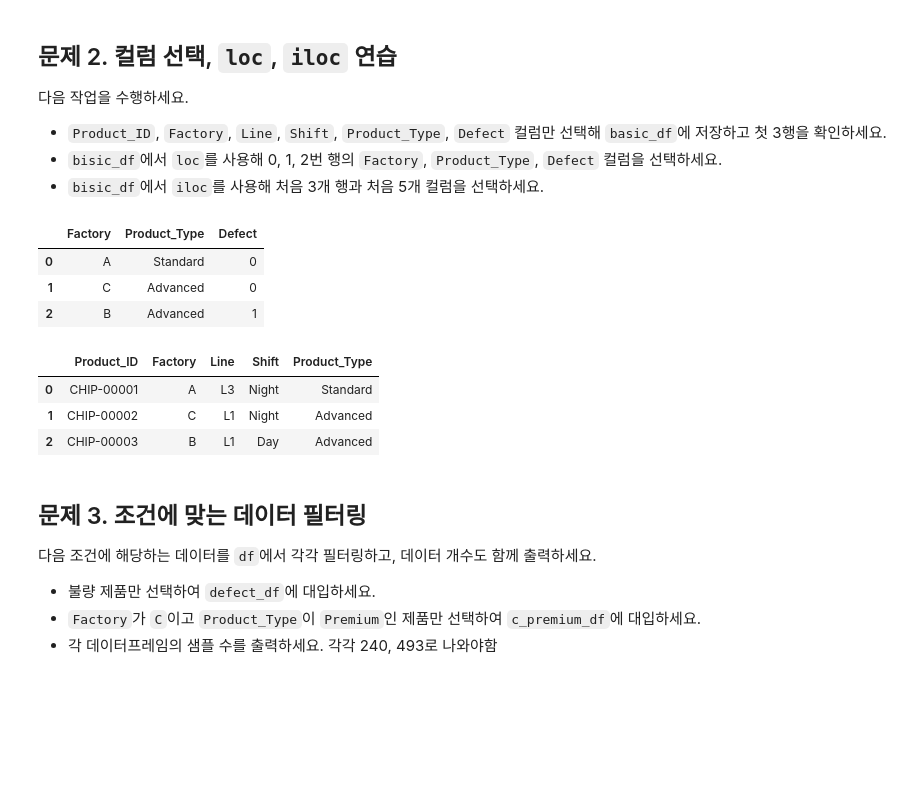
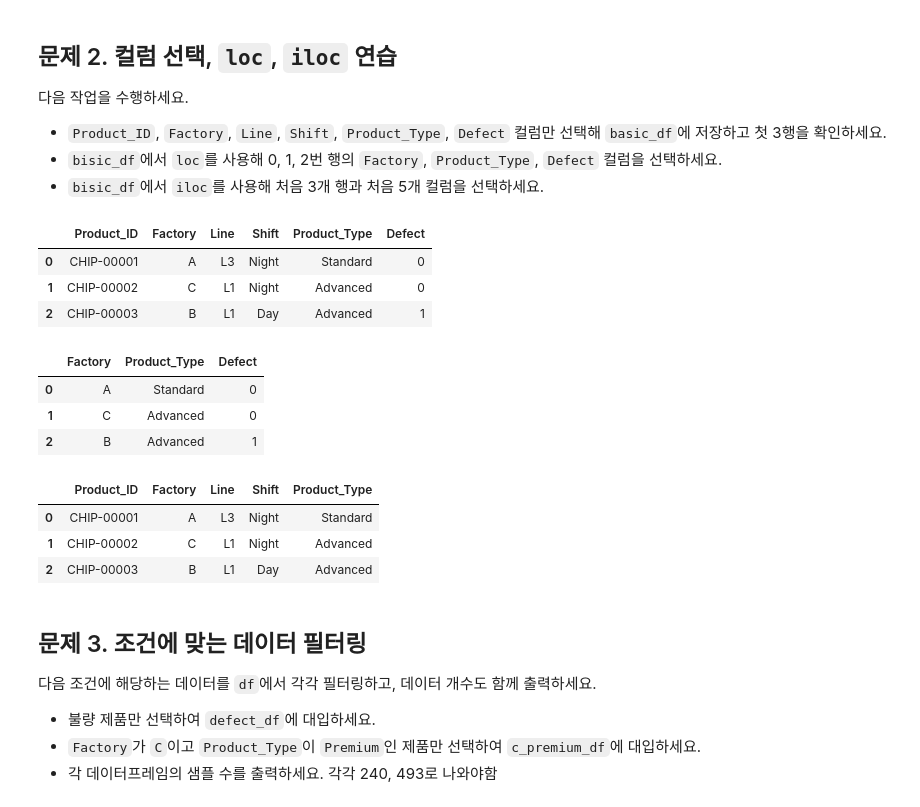
Before and after one commit to metamath1/py-dbhitek-5, a Jupyter notebook: 02.data-analysis/pandas/exercise/pandas_exercise.ipynb, the cells around one changed output. Saved outputs shown, nothing was run; the diff lists cells and outputs as text; code cells hidden in the pictures; blank space fills up the shorter version.

```diff
--- a/02.data-analysis/pandas/exercise/pandas_exercise.ipynb
+++ b/02.data-analysis/pandas/exercise/pandas_exercise.ipynb
@@ -109,23 +95,29 @@ df.describe(include='str')
 -  `bisic_df`에서 `iloc`를 사용해 처음 3개 행과 처음 5개 컬럼을 선택하세요.
 # %%
 # 6개 컬럼 선택하여 basic_df 만들기
-basic_df = df[['Product_ID', 'Factory', 'Line', 'Shift', 'Product_Type', 'Defect']]
+basic_df = df[["Product_ID", "Factory", "Line", "Shift", "Product_Type", "Defect"]]
+basic_df.head(3)
+# %% [output]
+|  | Product_ID | Factory | Line | Shift | Product_Type | Defect |
+| 0 | CHIP-00001 | A | L3 | Night | Standard | 0 |
+| 1 | CHIP-00002 | C | L1 | Night | Advanced | 0 |
+| 2 | CHIP-00003 | B | L1 | Day | Advanced | 1 |
-# %%
-# loc 사용
-basic_df.loc[[0,1,2], ['Factory', 'Product_Type', 'Defect']]
-# %% [output]
-|  | Factory | Product_Type | Defect |
-| 0 | A | Standard | 0 |
-| 1 | C | Advanced | 0 |
-| 2 | B | Advanced | 1 |
-# %%
-# iloc 사용
-basic_df.iloc[   :3 ,  :5 ]
-# %% [output]
-|  | Product_ID | Factory | Line | Shift | Product_Type |
-| 0 | CHIP-00001 | A | L3 | Night | Standard |
-| 1 | CHIP-00002 | C | L1 | Night | Advanced |
-| 2 | CHIP-00003 | B | L1 | Day | Advanced |
+# %%
+# loc 사용
+basic_df.loc[[0, 1, 2], ["Factory", "Product_Type", "Defect"]]
+# %% [output]
+|  | Factory | Product_Type | Defect |
+| 0 | A | Standard | 0 |
+| 1 | C | Advanced | 0 |
+| 2 | B | Advanced | 1 |
+# %%
+# iloc 사용
+basic_df.iloc[:3, :5]
+# %% [output]
+|  | Product_ID | Factory | Line | Shift | Product_Type |
+| 0 | CHIP-00001 | A | L3 | Night | Standard |
+| 1 | CHIP-00002 | C | L1 | Night | Advanced |
+| 2 | CHIP-00003 | B | L1 | Day | Advanced |
 # %% [markdown]
 ## 문제 3. 조건에 맞는 데이터 필터링
 
```
Also changed, not shown: parts of 23 cells of this notebook.
